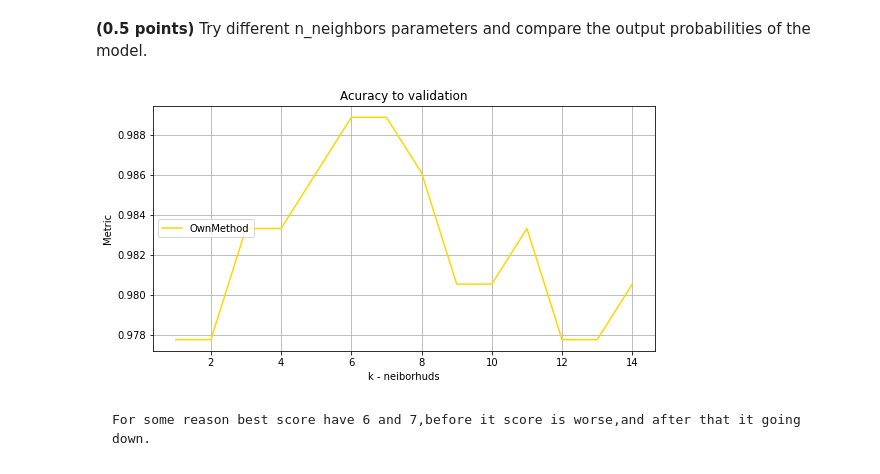
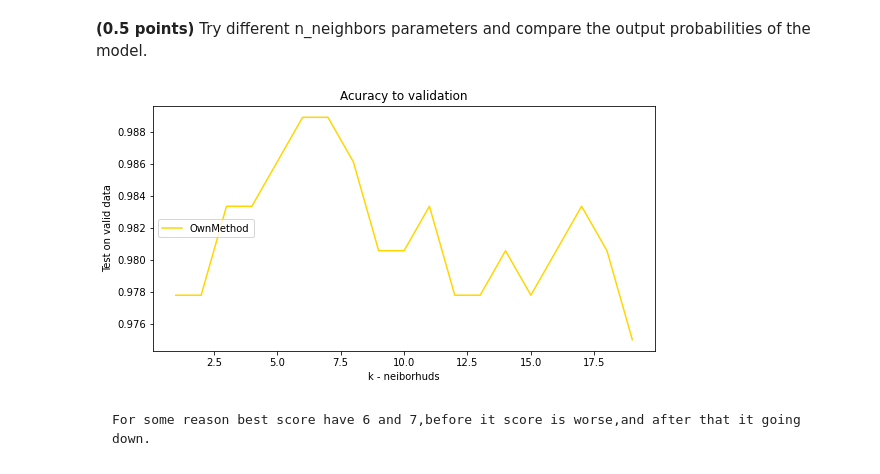
Before and after one commit to Kriikle/ml-intro, a Jupyter notebook: 5_classification_linear_knn/hw_classification.ipynb, the cells around one changed output. Saved outputs shown, nothing was run; the diff lists cells and outputs as text; code cells hidden in the pictures.

```diff
--- a/5_classification_linear_knn/hw_classification.ipynb
+++ b/5_classification_linear_knn/hw_classification.ipynb
@@ -214,0 +289,33 @@ assert min(train_acc, test_acc) > 0.9
+# %%
+## your code
+plt.figure(figsize=(9, 4.5))
+regulezation = [0.1,0.15,0.5,0.75,1,2,3]#0.01 rate is hugher then other
+"""
+for i in range(0,len(regulezation)):
+    model = CustomLogisticRegression(C = regulezation[i])
+    loss = model.fit(X_train, y_train)
+    plt.plot(range(0,len(loss)), loss, color=color[i], label='Reguleztion value ' + str(regulezation[i]))
+
+
+
+plt.title("Loss history")
+plt.xlabel("iteration")
+plt.ylabel("loss")
+plt.legend(loc='center left')
+plt.show()
+"""
+train_acc_macc = []
+test_acc_macc = []
+n = range(1,20)
+for i in regulezation:
+    model = CustomLogisticRegression(C = i)
+    train_acc, test_acc = fit_evaluate_no_heatplot(model, X_train, y_train, X_test, y_test)
+    train_acc_macc.append(train_acc)
+    test_acc_macc.append(test_acc)
+plt.plot(regulezation, train_acc_macc, color='gold', label='train_acc ')
+plt.plot(regulezation, test_acc_macc, color='cyan', label='test_acc ')
+plt.title("Acuracy to validation")
+plt.xlabel("Regulezation ")
+plt.ylabel("Test on valid data")
+plt.legend(loc='center left')
+plt.show()
@@ -474,36 +619,35 @@ assert test_acc > 0.98
 # %%
 ## your code
 train_acc_macc = []
 test_acc_macc = []
 train_acc_knn_mass = []
 test_acc_knn_mass = []
-n = range(1,15)
+n = range(1,20)
 
 for i in n:
     model = CustomKNeighborsClassifier(n_neighbors=i, weights='distance')
     knn = KNeighborsClassifier(n_neighbors=i, weights='distance')
     train_acc, test_acc = fit_evaluate_no_heatplot(model, X_train, y_train, X_test, y_test)
-    train_acc_knn, test_acc_knn = fit_evaluate_no_heatplot(model, X_train, y_train, X_test, y_test)
+    train_acc_knn, test_acc_knn = fit_evaluate_no_heatplot(knn, X_train, y_train, X_test, y_test)
     train_acc_macc.append(train_acc)
     test_acc_macc.append(test_acc)
     train_acc_knn_mass.append(train_acc_knn)
     test_acc_knn_mass.append(test_acc_knn)
 
 
 plt.figure(figsize=(9, 4.5))
 #plt.plot(n, train_acc_macc, label='Training')It always 1
 plt.plot(n, test_acc_macc, color='gold', label='OwnMethod')
 #plt.plot(n, train_acc_knn_mass, label='Training')It always 1
 #plt.plot(n, test_acc_knn_mass, color='cyan', label='Build_method')#its like mine))
 
 plt.title("Acuracy to validation")
 plt.xlabel("k - neiborhuds")
-plt.ylabel("Metric")
-plt.grid(True)
+plt.ylabel("Test on valid data")
 plt.legend(loc='center left')
 plt.show()
 # %% [output]
-[figure, old version]
+[figure, new version]
 # %% [markdown]
 
     For some reason best score have 6 and 7,before it score is worse,and after that it going down.
```
Also changed, not shown: parts of 66 cells of this notebook, 3 other files.
